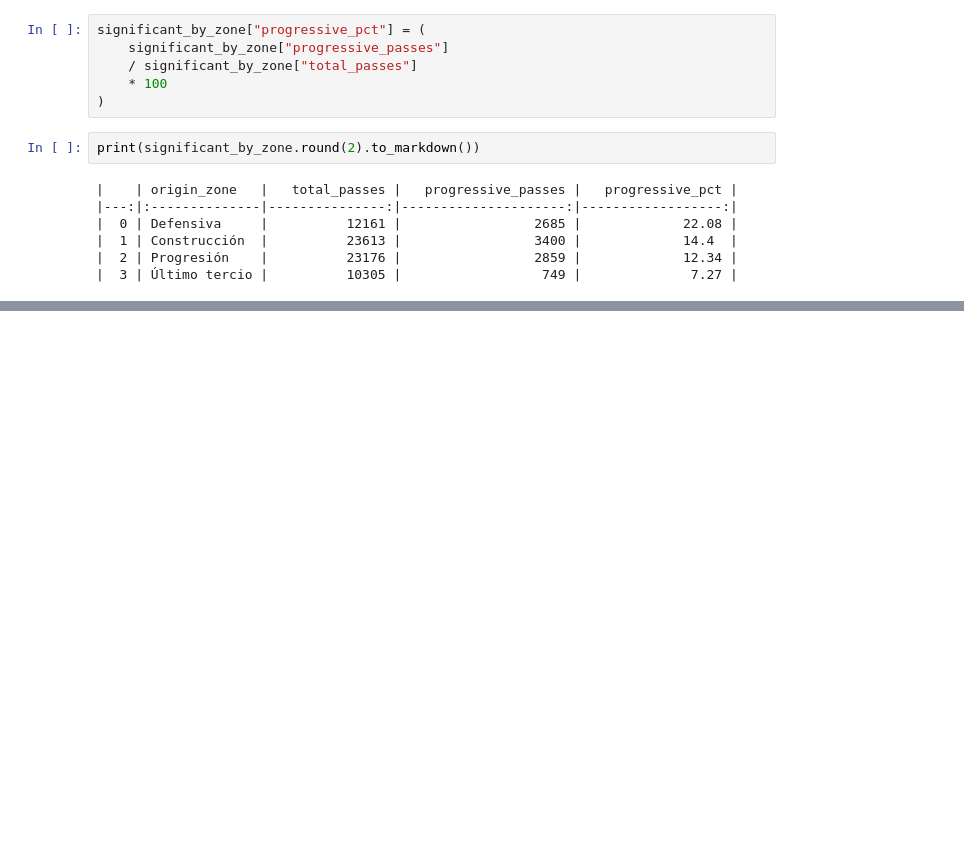
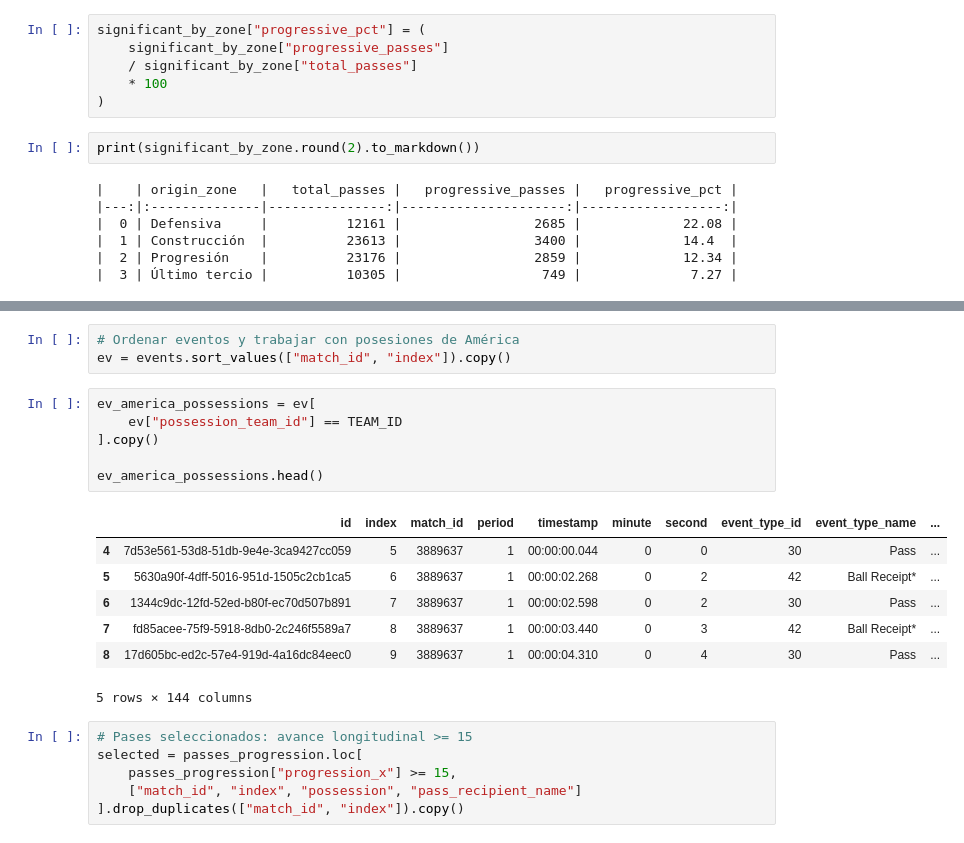
Before and after one commit to MiguelFigueroa02/ITAM_Sport_Lucho_FC, a Jupyter notebook: notebooks/01_data_exploration.ipynb, the cells around one changed output, grey strips where cells are left out. Cells and saved outputs as stored; diff of their text form; blank space fills up the shorter version.

```diff
--- a/notebooks/01_data_exploration.ipynb
+++ b/notebooks/01_data_exploration.ipynb
@@ -1457,0 +1935,23 @@ print(significant_by_zone.round(2).to_markdown())
+# %%
+# Ordenar eventos y trabajar con posesiones de América
+ev = events.sort_values(["match_id", "index"]).copy()
+# %%
+ev_america_possessions = ev[
+    ev["possession_team_id"] == TEAM_ID
+].copy()
+
+ev_america_possessions.head()
+# %% [output]
+|  | id | index | match_id | period | timestamp | minute | second | event_type_id | event_type_name | ... |
+| 4 | 7d53e561-53d8-51db-9e4e-3ca9427cc059 | 5 | 3889637 | 1 | 00:00:00.044 | 0 | 0 | 30 | Pass | ... |
+| 5 | 5630a90f-4dff-5016-951d-1505c2cb1ca5 | 6 | 3889637 | 1 | 00:00:02.268 | 0 | 2 | 42 | Ball Receipt* | ... |
+| 6 | 1344c9dc-12fd-52ed-b80f-ec70d507b891 | 7 | 3889637 | 1 | 00:00:02.598 | 0 | 2 | 30 | Pass | ... |
+| 7 | fd85acee-75f9-5918-8db0-2c246f5589a7 | 8 | 3889637 | 1 | 00:00:03.440 | 0 | 3 | 42 | Ball Receipt* | ... |
+| 8 | 17d605bc-ed2c-57e4-919d-4a16dc84eec0 | 9 | 3889637 | 1 | 00:00:04.310 | 0 | 4 | 30 | Pass | ... |
+5 rows × 144 columns
+# %%
+# Pases seleccionados: avance longitudinal >= 15
+selected = passes_progression.loc[
+    passes_progression["progression_x"] >= 15,
+    ["match_id", "index", "possession", "pass_recipient_name"]
+].drop_duplicates(["match_id", "index"]).copy()
```
Also changed, not shown: parts of 53 cells of this notebook.
